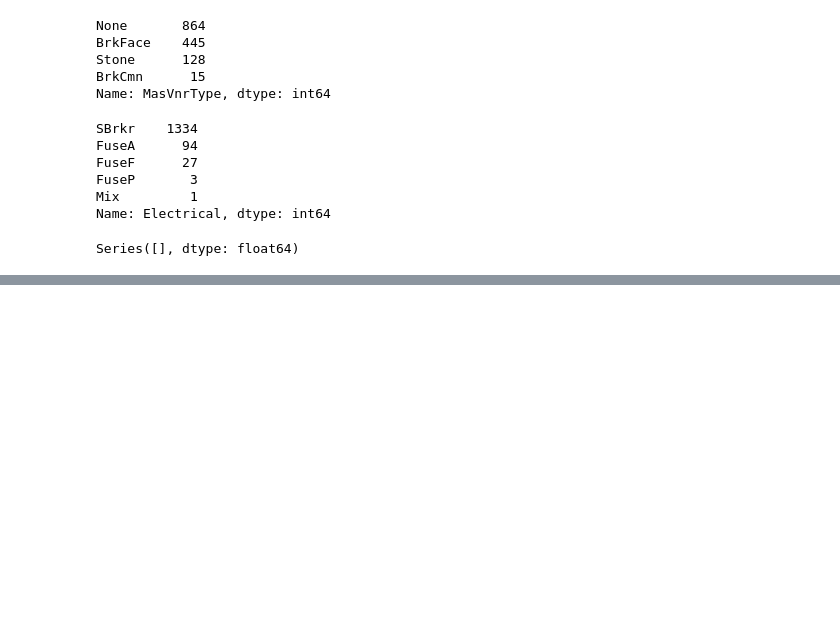
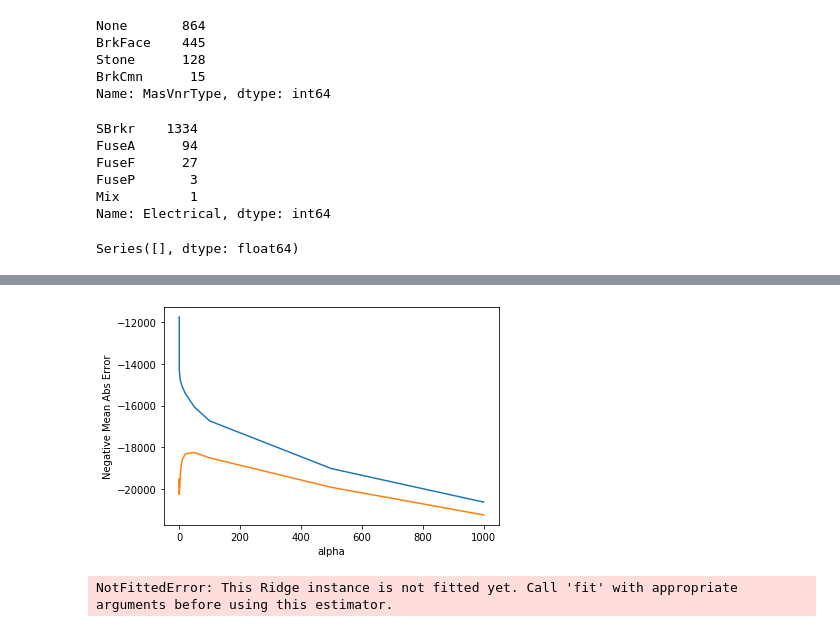
Before and after one commit to raghaven97/Spark_Funds_Investment_Analysis, a Jupyter notebook: SurpriseHousing.ipynb, the cells around one changed output, grey strips where cells are left out. Drawn from its saved outputs; the diff is of its cells as text; code cells hidden in the pictures; blank space fills up the shorter version.

```diff
--- a/SurpriseHousing.ipynb
+++ b/SurpriseHousing.ipynb
@@ -270,0 +340,6 @@ housing_df.shape
+# %%
+housing_num1 = housing_num.copy()
+housing_num1.remove('SalePrice')
+# %%
+X_train[housing_num1] = scaler.fit_transform(X_train[housing_num1])
+X_train.head()
@@ -270,0 +365,18 @@ housing_df.shape
+# %%
+# params = {'alpha': [0.0000001, 0.000001, 0.00001, 0.0001, 0.001, 0.01]}
+
+params = {'alpha': [0.0001, 0.001, 0.01, 0.05, 0.1,
+ 0.2, 0.3, 0.4, 0.5, 0.6, 0.7, 0.8, 0.9, 1.0, 2.0, 3.0,
+ 4.0, 5.0, 6.0, 7.0, 8.0, 9.0, 10.0, 20, 50, 100, 500, 1000 ]}
+
+ridge = Ridge()
+
+# cross validation
+folds = 5
+model_cv = GridSearchCV(estimator = ridge,
+                        param_grid = params,
+                        scoring= 'neg_mean_absolute_error',
+                        cv = folds,
+                        return_train_score=True,
+                        verbose = 1)
+model_cv.fit(X_train, y_train)
@@ -270,0 +398,3 @@ housing_df.shape
+# %%
+cv_results = pd.DataFrame(model_cv.cv_results_)
+cv_results.head()
@@ -270,0 +408,17 @@ housing_df.shape
+# %%
+cv_results['param_alpha'] = cv_results['param_alpha'].astype('int32')
+
+
+
+plt.plot(cv_results['param_alpha'],cv_results['mean_train_score'])
+plt.plot(cv_results['param_alpha'],cv_results['mean_test_score'])
+plt.xlabel('alpha')
+plt.ylabel('Negative Mean Abs Error')
+plt.show()
+# %% [output]
+[figure, added]
+# %%
+y_pred = ridge.predict(X_train)
+# print(metrics.r2_score(y_true=np.exp(y_train), y_pred=np.exp(y_train_pred)))
+# %% [output]
+NotFittedError: This Ridge instance is not fitted yet. Call 'fit' with appropriate arguments before using this estimator.
```
Also changed, not shown: parts of 20 cells of this notebook.
